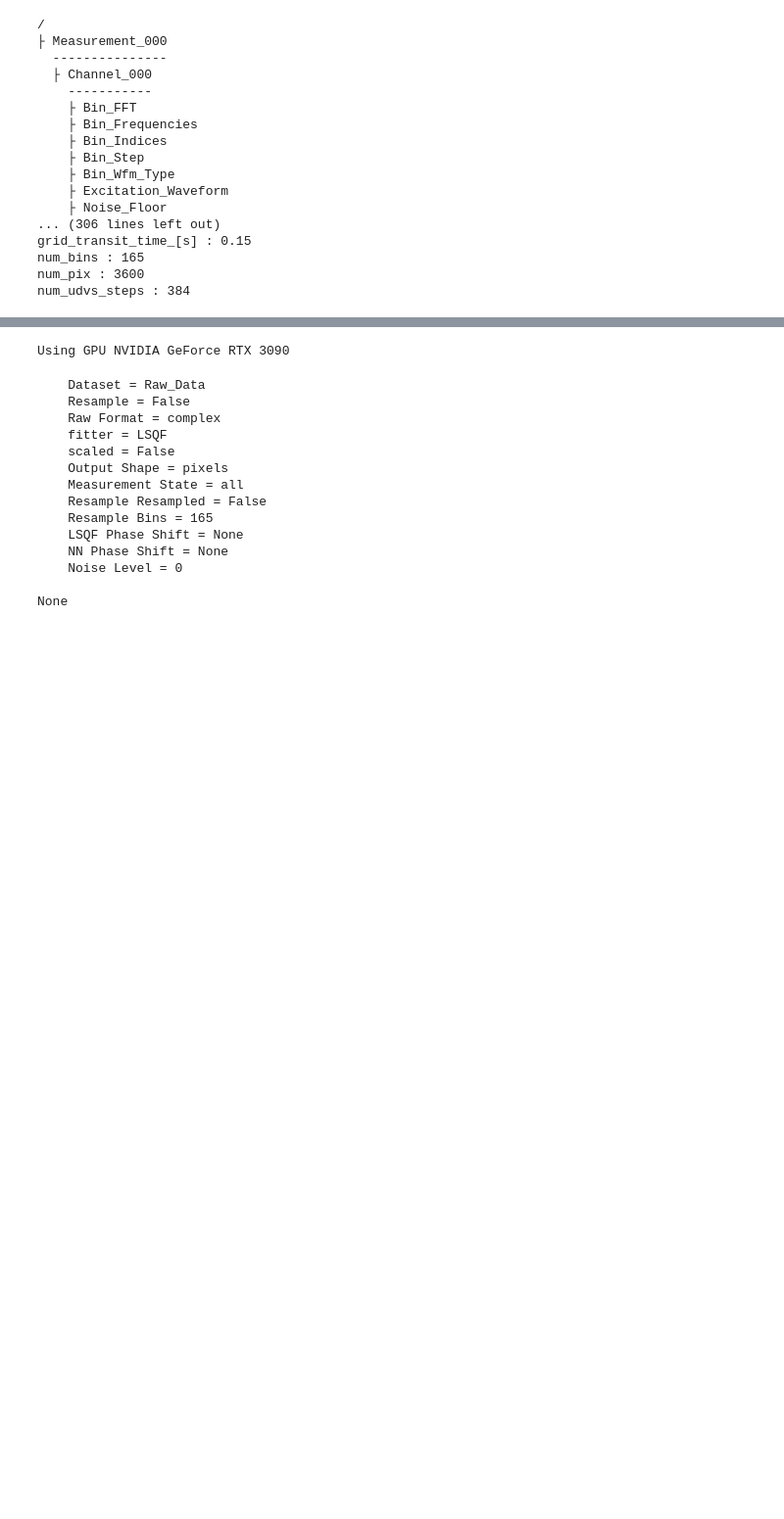
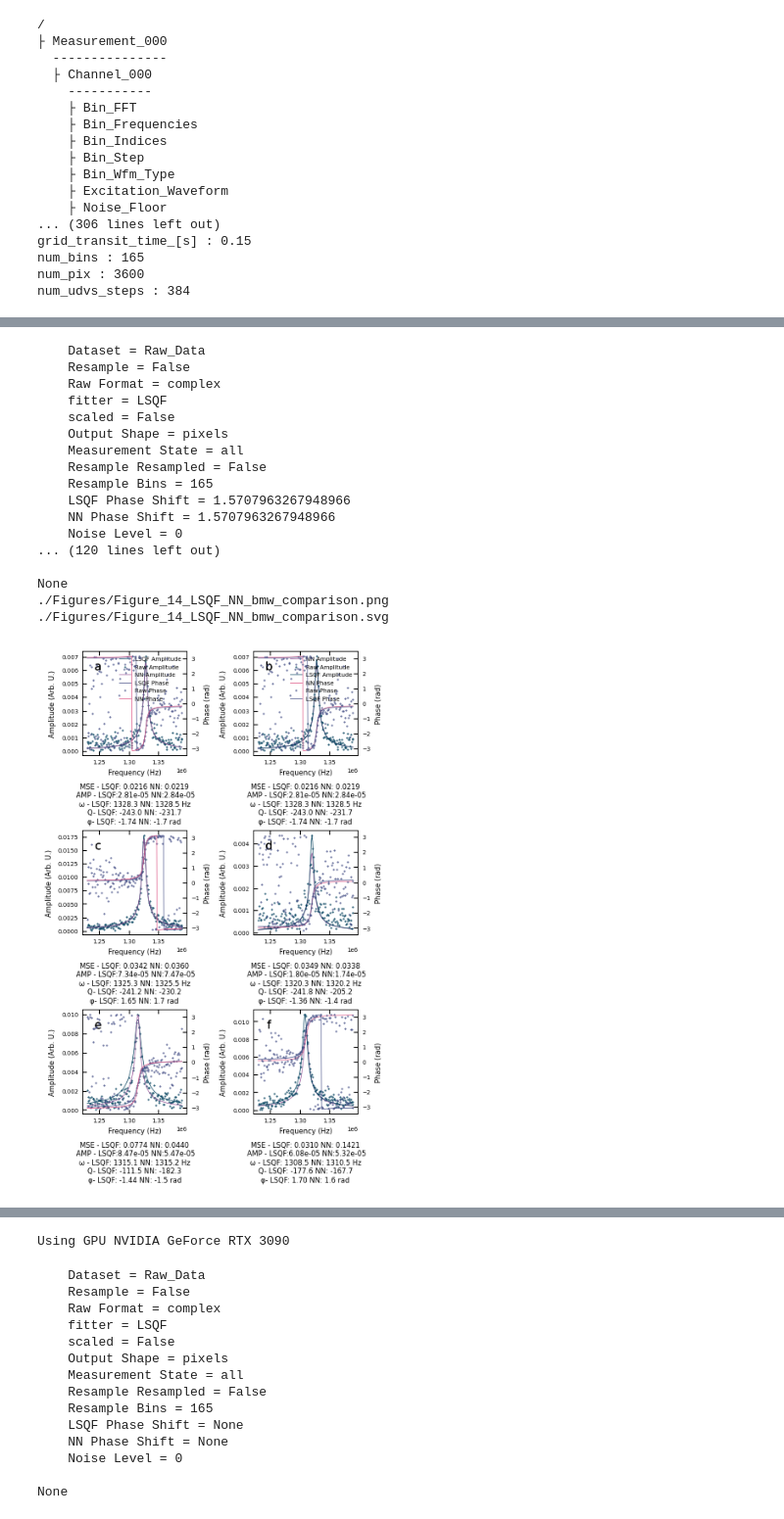
Before and after one commit to m3-learning/m3_learning, a Jupyter notebook: m3_learning/papers/2023_Rapid_Fitting/Nosiy_data_Visualization.ipynb, the cells around one changed output, grey strips where cells are left out. Shown at 98% size. Drawn from its saved outputs; the diff is of its cells as text; code cells hidden in the pictures; blank space fills up the shorter version.

```diff
--- a/m3_learning/papers/2023_Rapid_Fitting/Nosiy_data_Visualization.ipynb
+++ b/m3_learning/papers/2023_Rapid_Fitting/Nosiy_data_Visualization.ipynb
@@ -85,0 +141,61 @@ dataset.NN_data
+# %%
+dataset.NN_phase_shift = np.pi/2
+dataset.LSQF_phase_shift = np.pi/2
+dataset.measurement_state = "all"
+
+
+true_state = {
+    "fitter": "LSQF",
+    "raw_format": "complex",
+    "resampled": True,
+    "scaled": True,
+    "output_shape": "index",
+    "measurement_state": "all",
+}
+
+out_state = {"scaled": True, "raw_format": "magnitude spectrum"}
+
+n = 1
+
+LSQF = BE_viz.get_best_median_worst(
+    true_state,
+    prediction={"fitter": "LSQF"},
+    out_state=out_state,
+    SHO_results=True,
+    n=n,
+)
+
+NN = BE_viz.get_best_median_worst(
+    true_state, prediction=model, out_state=out_state, SHO_results=True, n=n
+)
+
+data = (LSQF, NN)
+names = ["LSQF", "NN"]
+
+BE_viz.SHO_Fit_comparison(
+    data,
+    names,
+    model_comparison=[model, {"fitter": "LSQF"}],
+    out_state=out_state,
+    filename="Figure_14_LSQF_NN_bmw_comparison",
+    # display_results = None
+)
+# %% [output]
+    Dataset = Raw_Data
+    Resample = False
+    Raw Format = complex
+    fitter = LSQF
+    scaled = False
+    Output Shape = pixels
+    Measurement State = all
+    Resample Resampled = False
+    Resample Bins = 165
+    LSQF Phase Shift = 1.5707963267948966
+    NN Phase Shift = 1.5707963267948966
+    Noise Level = 0
+... (120 lines left out)
+
+None
+./Figures/Figure_14_LSQF_NN_bmw_comparison.png
+./Figures/Figure_14_LSQF_NN_bmw_comparison.svg
+[figure, added]
```
Also changed, not shown: parts of 24 cells of this notebook, 9 other files.
